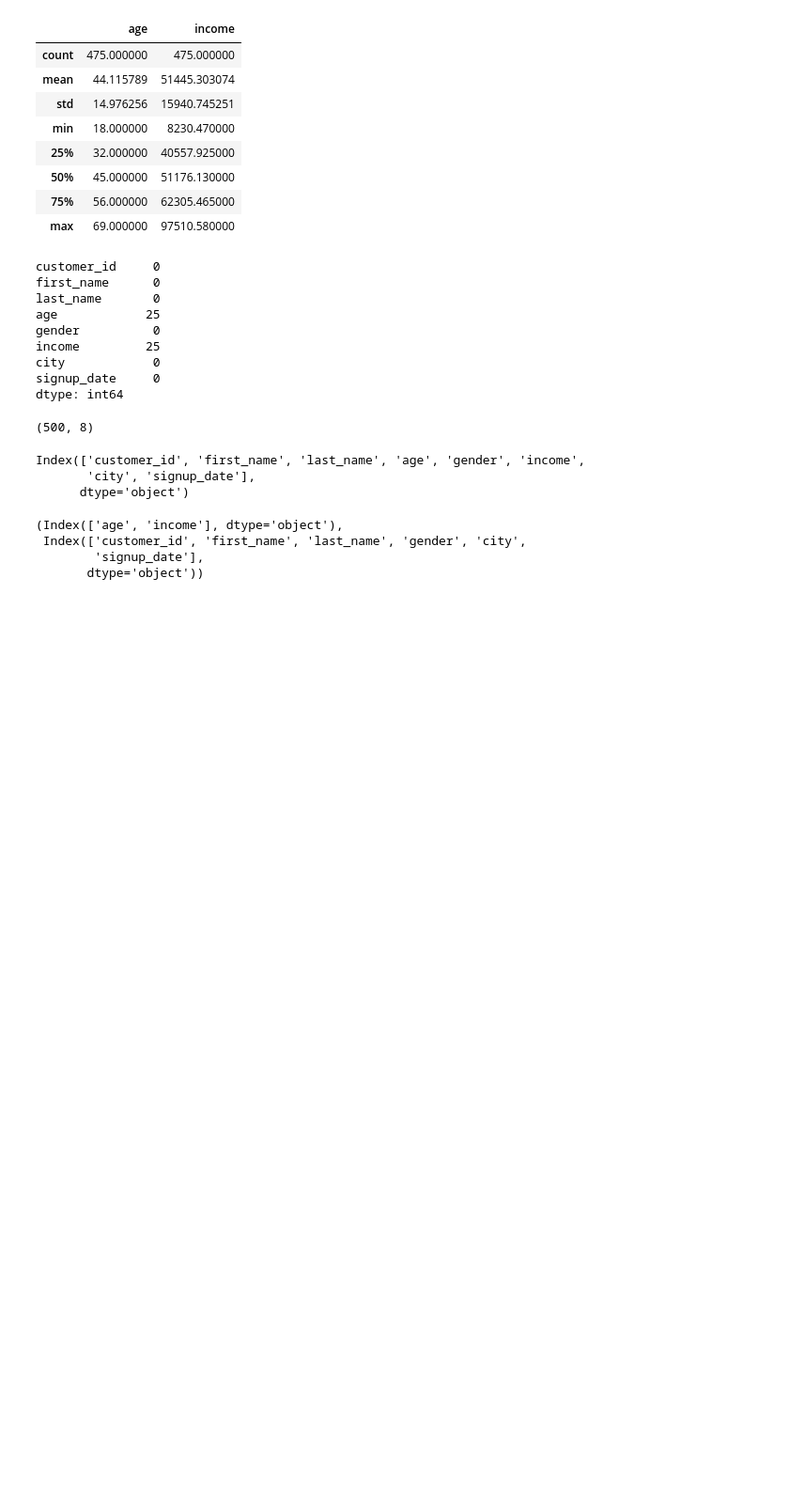
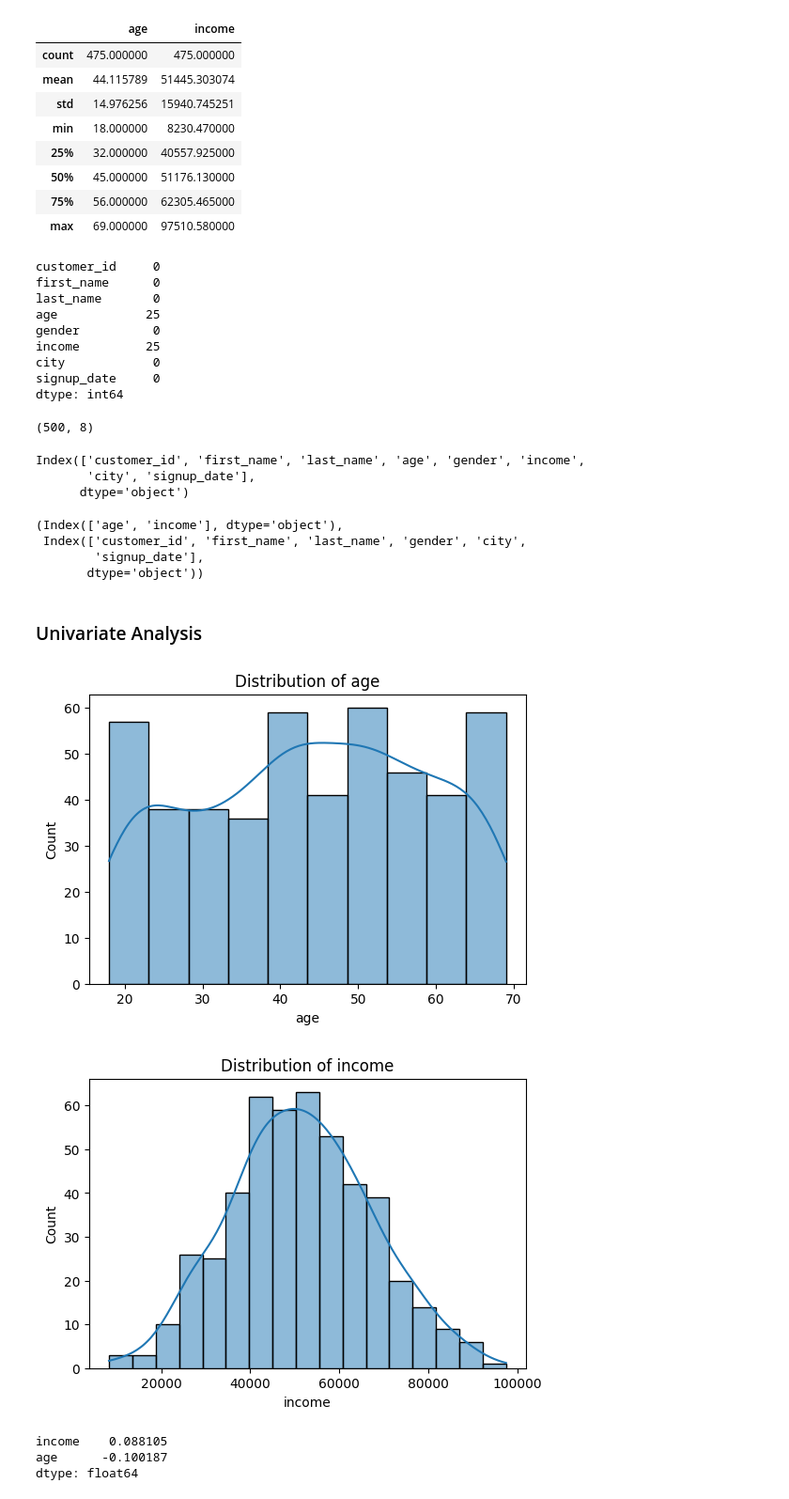
Before and after one commit to Abhiraj14206/Main_Data, a Jupyter notebook: FinalProject2/FinalProject2.ipynb, the cells around one changed output. Shown at 94% size. Drawn from its saved outputs; the diff is of its cells as text; code cells hidden in the pictures; blank space fills up the shorter version.

```diff
--- a/FinalProject2/FinalProject2.ipynb
+++ b/FinalProject2/FinalProject2.ipynb
@@ -102,3 +102,20 @@ num_cols,cat_cols
  Index(['customer_id', 'first_name', 'last_name', 'gender', 'city',
         'signup_date'],
        dtype='object'))
+# %% [markdown]
+### Univariate Analysis
+# %%
+for col in num_cols:
+    plt.figure(figsize=(6,4))
+    sns.histplot(df[col], kde=True)
+    plt.title(f"Distribution of {col}")
+    plt.show()
+# %% [output]
+[figure, added]
+[figure, added]
+# %%
+df[num_cols].skew().sort_values(ascending=False)
+# %% [output]
+income    0.088105
+age      -0.100187
+dtype: float64
```
Also changed, not shown: parts of 56 cells of this notebook, 1 other file.
